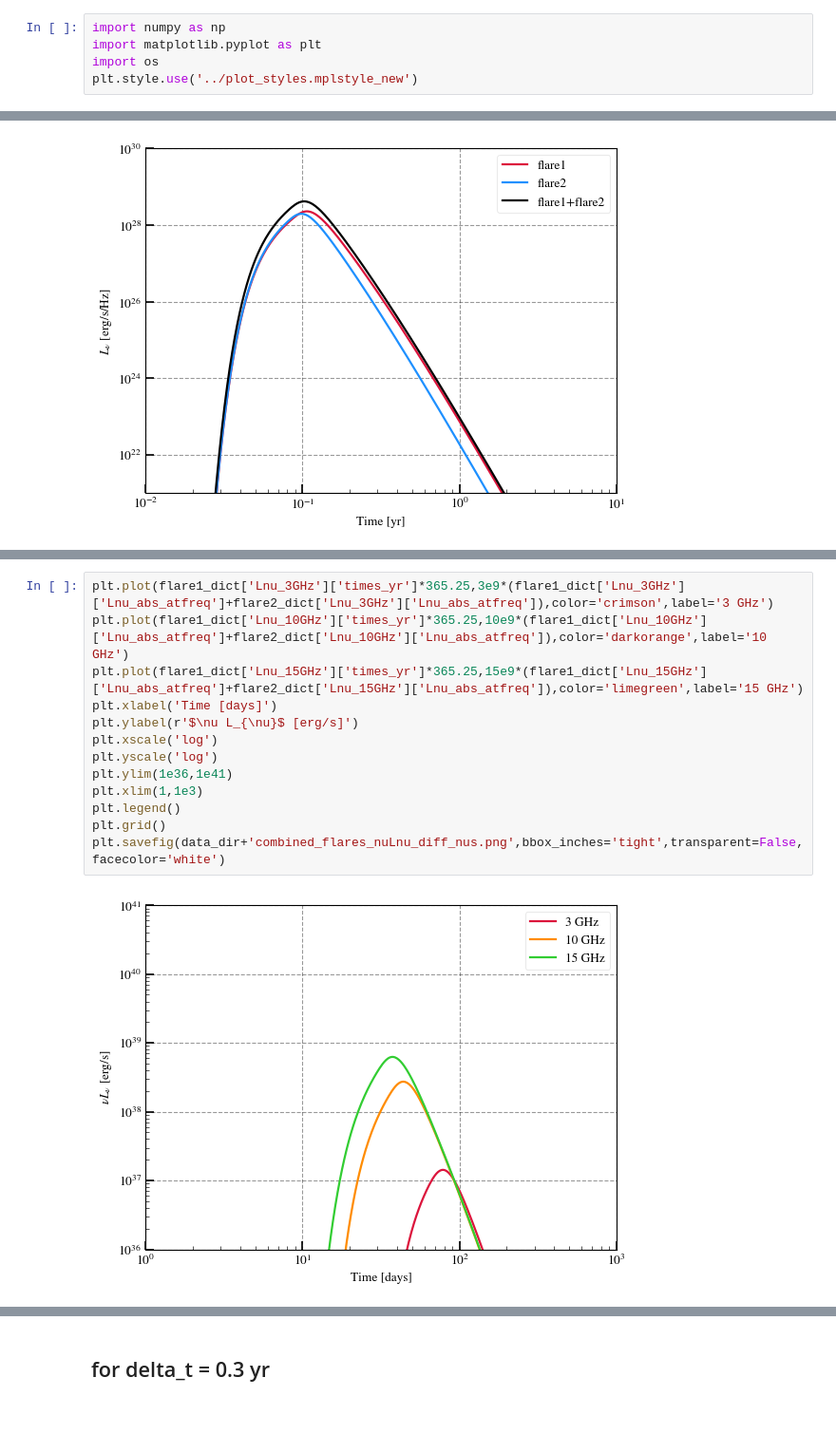
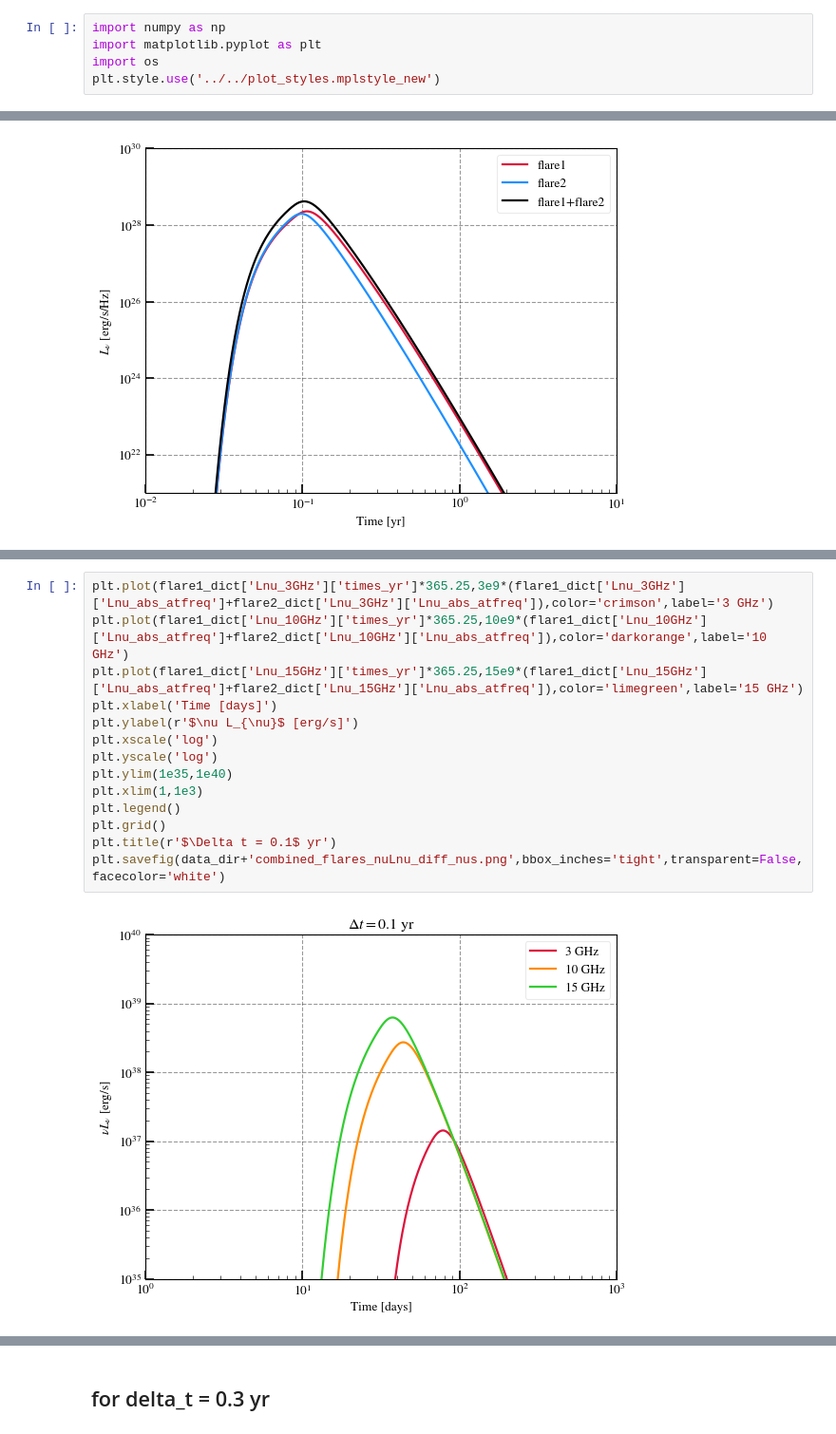
Before and after one commit to samanthacwu/Radio_Forward_Modeling, a Jupyter notebook: vmin_0p03c_vmax_0p3c/spectrum_evolution/check_spectrum_evol.ipynb, the cells around one changed output, grey strips where cells are left out. Shown at 95% size. Saved outputs shown, nothing was run; the diff lists cells and outputs as text.

Commit message:
updated plots

```diff
--- a/vmin_0p03c_vmax_0p3c/spectrum_evolution/check_spectrum_evol.ipynb
+++ b/vmin_0p03c_vmax_0p3c/spectrum_evolution/check_spectrum_evol.ipynb
@@ -2,7 +2,7 @@
 import numpy as np
 import matplotlib.pyplot as plt
 import os
-plt.style.use('../plot_styles.mplstyle_new')
+plt.style.use('../../plot_styles.mplstyle_new')
 # %%
 km_s = 1e5 #* cm/s
 G = 6.67430e-8
@@ -892,15 +894,16 @@ plt.savefig(data_dir+'combined_flares_Lnu_diff_nus.png',bbox_inches='tight',tran
 # %%
 plt.plot(flare1_dict['Lnu_3GHz']['times_yr']*365.25,3e9*(flare1_dict['Lnu_3GHz']['Lnu_abs_atfreq']+flare2_dict['Lnu_3GHz']['Lnu_abs_atfreq']),color='crimson',label='3 GHz')
 plt.plot(flare1_dict['Lnu_10GHz']['times_yr']*365.25,10e9*(flare1_dict['Lnu_10GHz']['Lnu_abs_atfreq']+flare2_dict['Lnu_10GHz']['Lnu_abs_atfreq']),color='darkorange',label='10 GHz')
 plt.plot(flare1_dict['Lnu_15GHz']['times_yr']*365.25,15e9*(flare1_dict['Lnu_15GHz']['Lnu_abs_atfreq']+flare2_dict['Lnu_15GHz']['Lnu_abs_atfreq']),color='limegreen',label='15 GHz')
 plt.xlabel('Time [days]')
 plt.ylabel(r'$\nu L_{\nu}$ [erg/s]')
 plt.xscale('log')
 plt.yscale('log')
-plt.ylim(1e36,1e41)
+plt.ylim(1e35,1e40)
 plt.xlim(1,1e3)
 plt.legend()
 plt.grid()
+plt.title(r'$\Delta t = 0.1$ yr')
 plt.savefig(data_dir+'combined_flares_nuLnu_diff_nus.png',bbox_inches='tight',transparent=False,facecolor='white')
 # %% [output]
-[figure, old version]
+[figure, new version]
```
Also changed, not shown: parts of 26 cells of this notebook.
